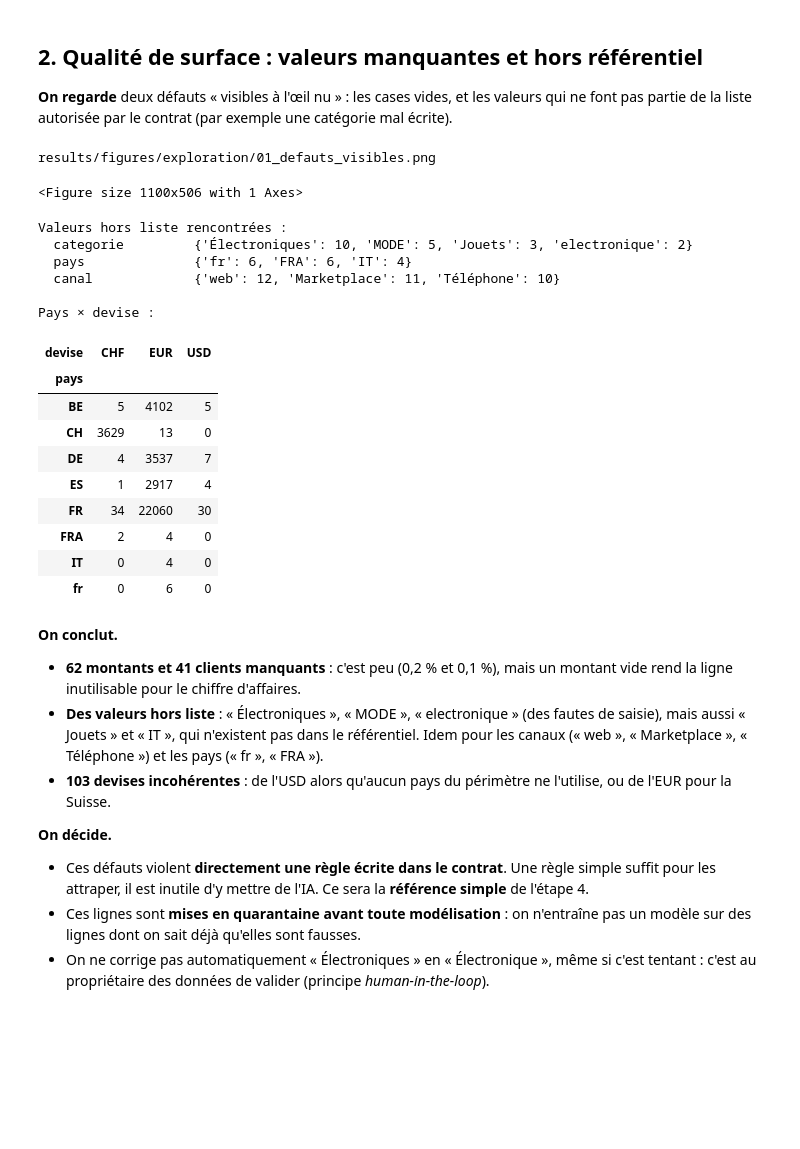
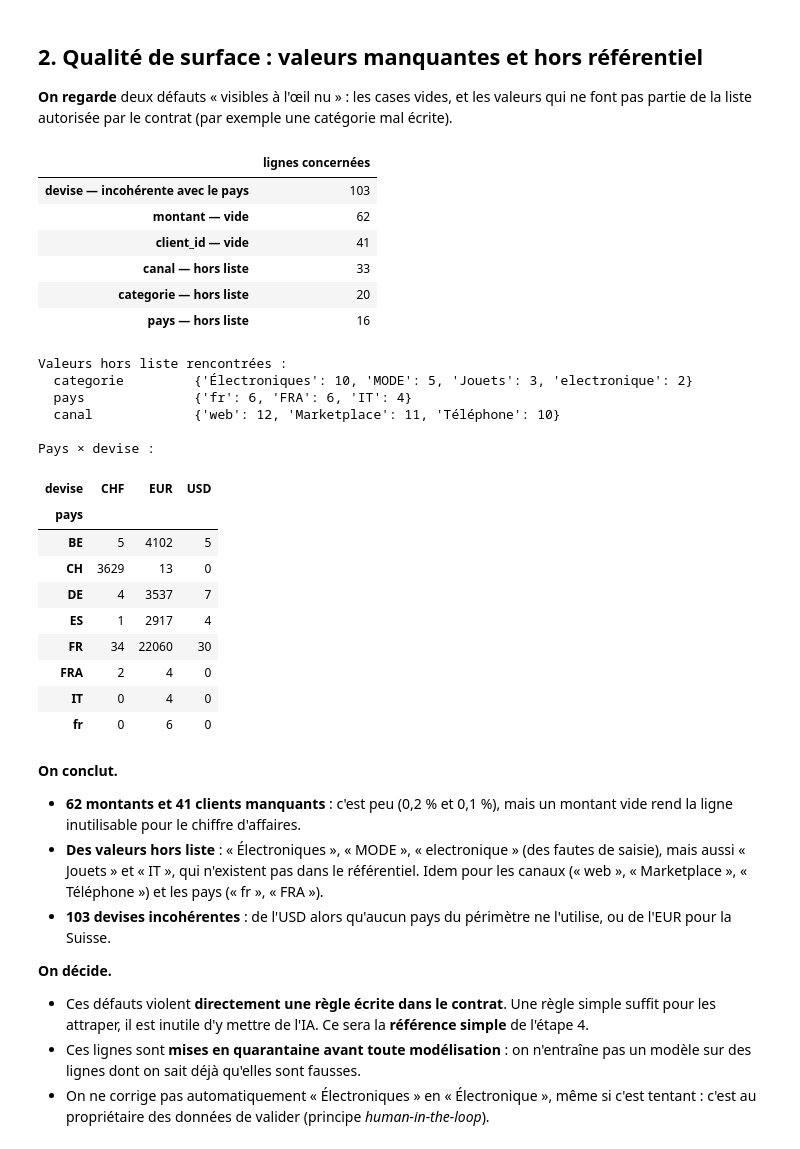
Before and after one commit to liam237/datamesh-ai-governance, a Jupyter notebook: notebooks/01_exploration.ipynb, the cells around one changed output. Drawn from its saved outputs; the diff is of its cells as text; code cells hidden in the pictures; blank space fills up the shorter version.

```diff
--- a/notebooks/01_exploration.ipynb
+++ b/notebooks/01_exploration.ipynb
@@ -93,49 +93,47 @@ tx.head()
 # %%
 VALID = {"type_transaction": {"vente", "remboursement"},
          "categorie": set(CATEGORY_ORDER), "pays": set(C.COUNTRIES),
          "segment": set(C.SEGMENTS), "canal": set(CHANNEL_ORDER)}
 
 problems = {}
 for col in ["client_id", "montant"]:
     problems[f"{col} — vide"] = tx[col].isna().sum()
 for col, allowed in VALID.items():
     problems[f"{col} — hors liste"] = (~tx[col].isin(allowed)).sum()
 expected_currency = tx["pays"].map({p: v[1] for p, v in C.COUNTRIES.items()})
 problems["devise — incohérente avec le pays"] = (expected_currency.notna() & (tx["devise"] != expected_currency)).sum()
-problems = pd.Series(problems).sort_values()
-problems = problems[problems > 0]
-
-fig, ax = plt.subplots(figsize=(10, 4.6))
-bars = ax.barh(problems.index, problems.values, color=PALETTE[0], height=0.6)
-ax.bar_label(bars, padding=4, color=INK_2)
-ax.set_title("Figure 1 — Défauts visibles à l'œil nu, par colonne")
-ax.set_xlabel("nombre de lignes concernées"); ax.grid(axis="y", visible=False)
-print(save(fig, "01_defauts_visibles")); plt.show()
+problems = pd.Series(problems).sort_values(ascending=False)
+display(problems[problems > 0].rename("lignes concernées").to_frame())
 
 print("Valeurs hors liste rencontrées :")
 for col, allowed in VALID.items():
     bad = tx.loc[~tx[col].isin(allowed), col].value_counts()
     if len(bad): print(f"  {col:<17}", bad.to_dict())
 print("\nPays × devise :"); display(pd.crosstab(tx["pays"], tx["devise"]))
 # %% [output]
+|  | lignes concernées |
+| devise — incohérente avec le pays | 103 |
+| montant — vide | 62 |
+| client_id — vide | 41 |
+| canal — hors liste | 33 |
+| categorie — hors liste | 20 |
+| pays — hors liste | 16 |
-results/figures/exploration/01_defauts_visibles.png
+Valeurs hors liste rencontrées :
+  categorie         {'Électroniques': 10, 'MODE': 5, 'Jouets': 3, 'electronique': 2}
+  pays              {'fr': 6, 'FRA': 6, 'IT': 4}
+  canal             {'web': 12, 'Marketplace': 11, 'Téléphone': 10}
+
+Pays × devise :
-<Figure size 1100x506 with 1 Axes>
-Valeurs hors liste rencontrées :
-  categorie         {'Électroniques': 10, 'MODE': 5, 'Jouets': 3, 'electronique': 2}
-  pays              {'fr': 6, 'FRA': 6, 'IT': 4}
-  canal             {'web': 12, 'Marketplace': 11, 'Téléphone': 10}
-
-Pays × devise :
-| devise | CHF | EUR | USD |
-| pays |  |  |  |
-| BE | 5 | 4102 | 5 |
-| CH | 3629 | 13 | 0 |
-| DE | 4 | 3537 | 7 |
-| ES | 1 | 2917 | 4 |
-| FR | 34 | 22060 | 30 |
-| FRA | 2 | 4 | 0 |
-| IT | 0 | 4 | 0 |
-| fr | 0 | 6 | 0 |
+| devise | CHF | EUR | USD |
+| pays |  |  |  |
+| BE | 5 | 4102 | 5 |
+| CH | 3629 | 13 | 0 |
+| DE | 4 | 3537 | 7 |
+| ES | 1 | 2917 | 4 |
+| FR | 34 | 22060 | 30 |
+| FRA | 2 | 4 | 0 |
+| IT | 0 | 4 | 0 |
+| fr | 0 | 6 | 0 |
 # %% [markdown]
 **On conclut.**
 - **62 montants et 41 clients manquants** : c'est peu (0,2 % et 0,1 %), mais un montant vide rend la ligne inutilisable pour le chiffre d'affaires.
```
Also changed, not shown: parts of 23 cells of this notebook, 33 other files.
